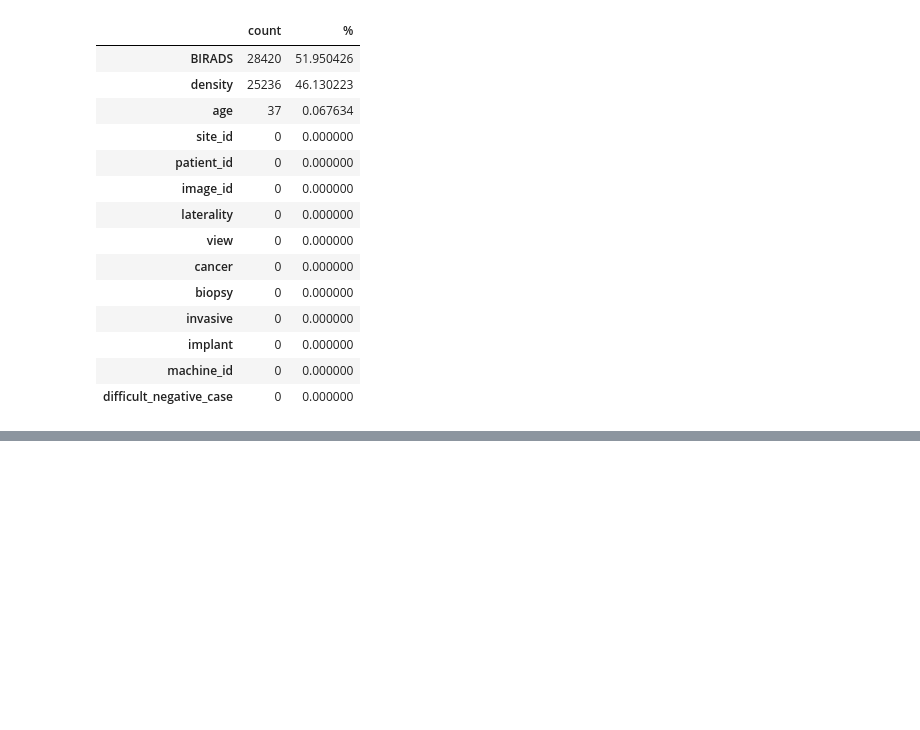
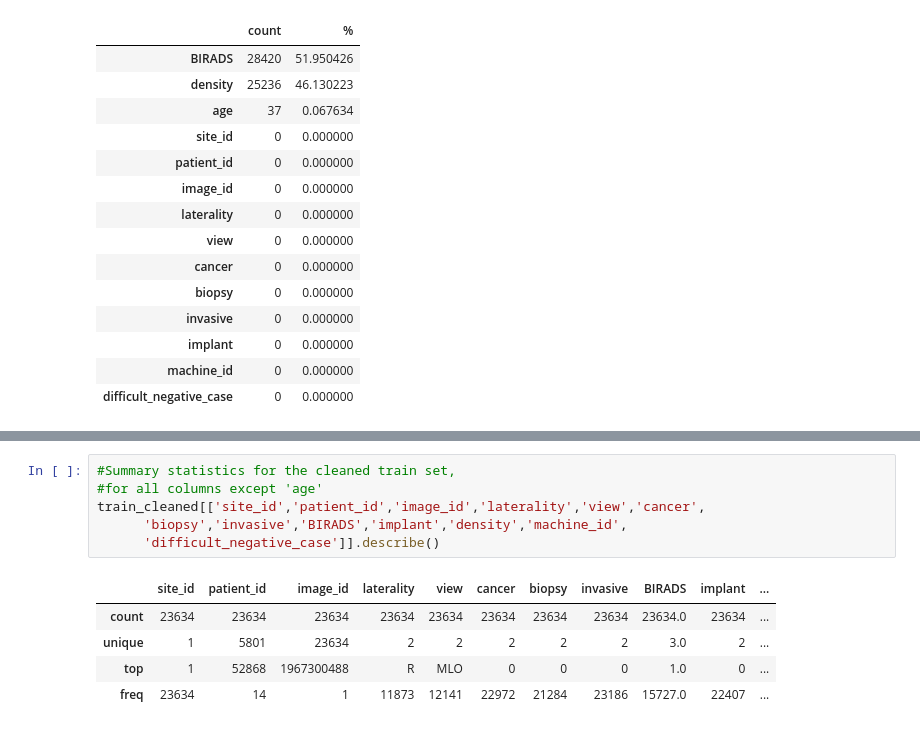
Before and after one commit to nhongphuc/RSNA-breast-cancer-detection, a Jupyter notebook: rsna-breast-cancer-detection-data-wrangling.ipynb, the cells around one changed output, grey strips where cells are left out. Saved outputs shown, nothing was run; the diff lists cells and outputs as text; blank space fills up the shorter version.

```diff
--- a/rsna-breast-cancer-detection-data-wrangling.ipynb
+++ b/rsna-breast-cancer-detection-data-wrangling.ipynb
@@ -136,0 +263,12 @@ Name: image_id, dtype: int64
+# %%
+#Summary statistics for the cleaned train set,
+#for all columns except 'age'
+train_cleaned[['site_id','patient_id','image_id','laterality','view','cancer',
+      'biopsy','invasive','BIRADS','implant','density','machine_id',
+      'difficult_negative_case']].describe()
+# %% [output]
+|  | site_id | patient_id | image_id | laterality | view | cancer | biopsy | invasive | BIRADS | implant | ... |
+| count | 23634 | 23634 | 23634 | 23634 | 23634 | 23634 | 23634 | 23634 | 23634.0 | 23634 | ... |
+| unique | 1 | 5801 | 23634 | 2 | 2 | 2 | 2 | 2 | 3.0 | 2 | ... |
+| top | 1 | 52868 | 1967300488 | R | MLO | 0 | 0 | 0 | 1.0 | 0 | ... |
+| freq | 23634 | 14 | 1 | 11873 | 12141 | 22972 | 21284 | 23186 | 15727.0 | 22407 | ... |
```
Also changed, not shown: parts of 20 cells of this notebook.
